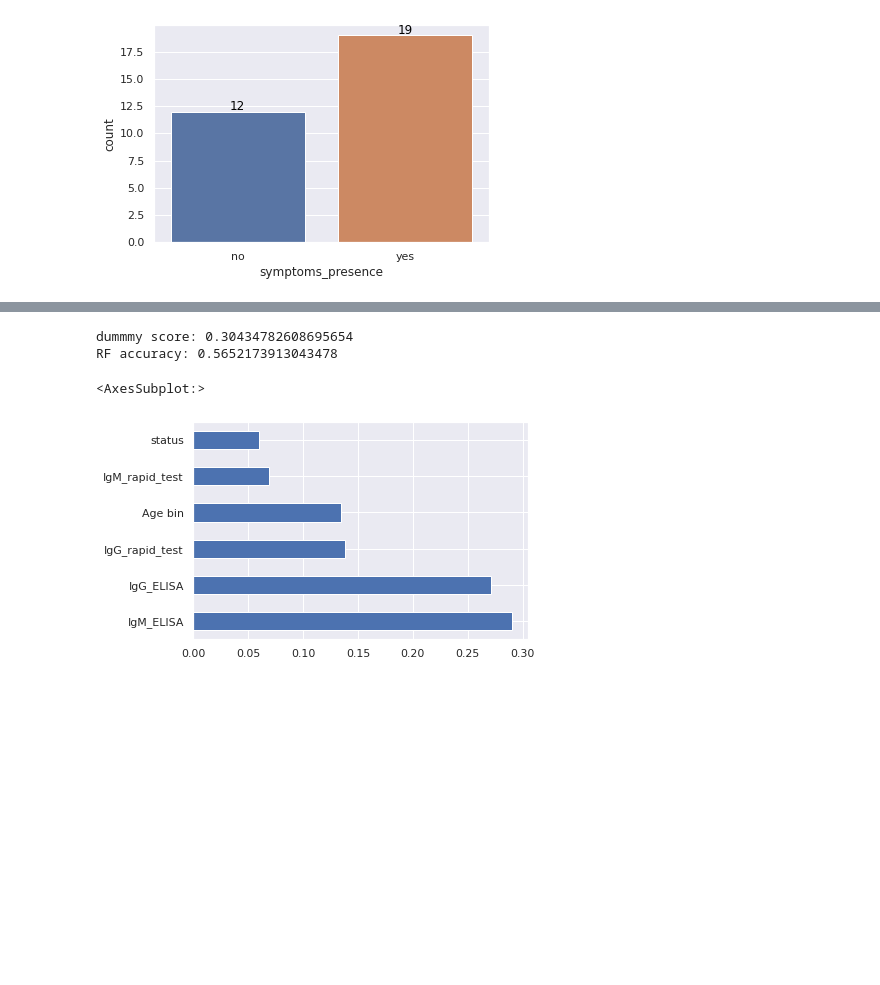
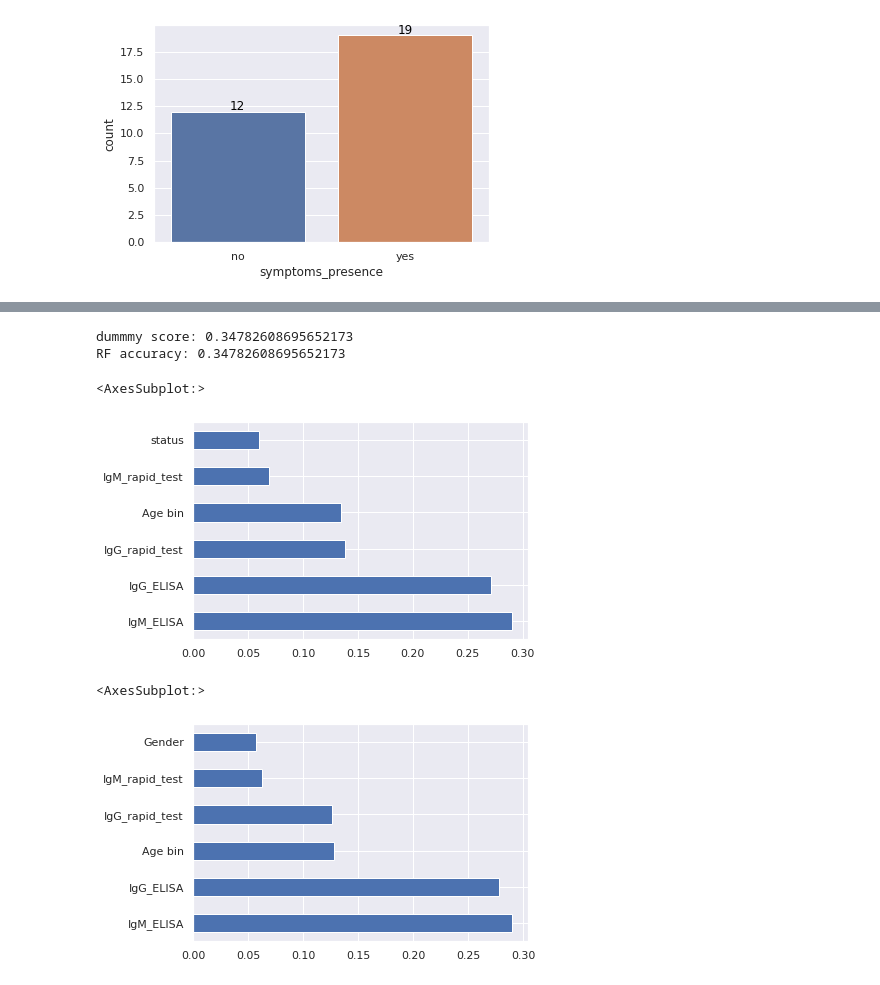
Before and after one commit to fasemoreakinyemi/2021-09-23-Digital_Cooperation_Fellowship_Project, a Jupyter notebook: analysis_folder/2021-12-22-Incidence_of_symptoms_analysis-IgG_and_IgM.ipynb, the cells around one changed output, grey strips where cells are left out. Drawn from its saved outputs; the diff is of its cells as text; code cells hidden in the pictures; blank space fills up the shorter version.

```diff
--- a/analysis_folder/2021-12-22-Incidence_of_symptoms_analysis-IgG_and_IgM.ipynb
+++ b/analysis_folder/2021-12-22-Incidence_of_symptoms_analysis-IgG_and_IgM.ipynb
@@ -225,6 +240,6 @@ low od IgG
 # %%
 # create target
-targets = df["target"].values
+targets = df["Sym. grade"].values
 
 # bulk encodings
 
@@ -258,15 +273,23 @@ model = RandomForestClassifier(n_jobs=2, random_state=42)
 model.fit(X_train, y_train)
 print("RF accuracy: {}".format(model.score(X_test, y_test)))
 # %% [output]
-dummmy score: 0.30434782608695654
-RF accuracy: 0.5652173913043478
+dummmy score: 0.34782608695652173
+RF accuracy: 0.34782608695652173
+# %%
+# Do not run
+# plot feature contribution to Random forest model -> symtoms presence column
+importance = pd.Series(model.feature_importances_, index=df_wanted_le.columns)
+importance.nlargest(6).plot(kind='barh')
+# %% [output]
+<AxesSubplot:>
+[figure, added]
 # %%
-# plot feature contribution to Random forest model
+# plot feature contribution to Random forest model -> sym grade column
 importance = pd.Series(model.feature_importances_, index=df_wanted_le.columns)
 importance.nlargest(6).plot(kind='barh')
 # %% [output]
 <AxesSubplot:>
-[figure, old version]
+[figure, new version]
 # %%
 # Set up different classifiers with label encoder
 
```
Also changed, not shown: parts of 8 cells of this notebook, 5 other files.
